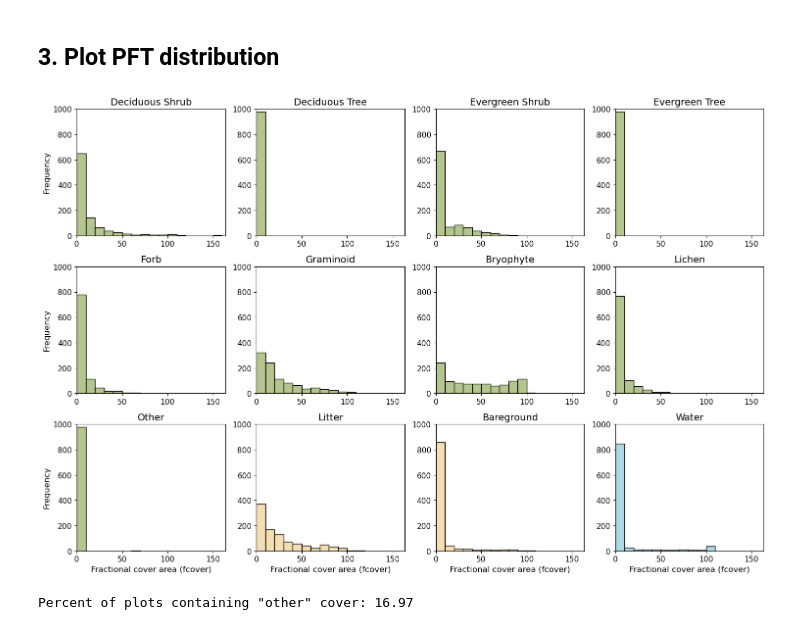
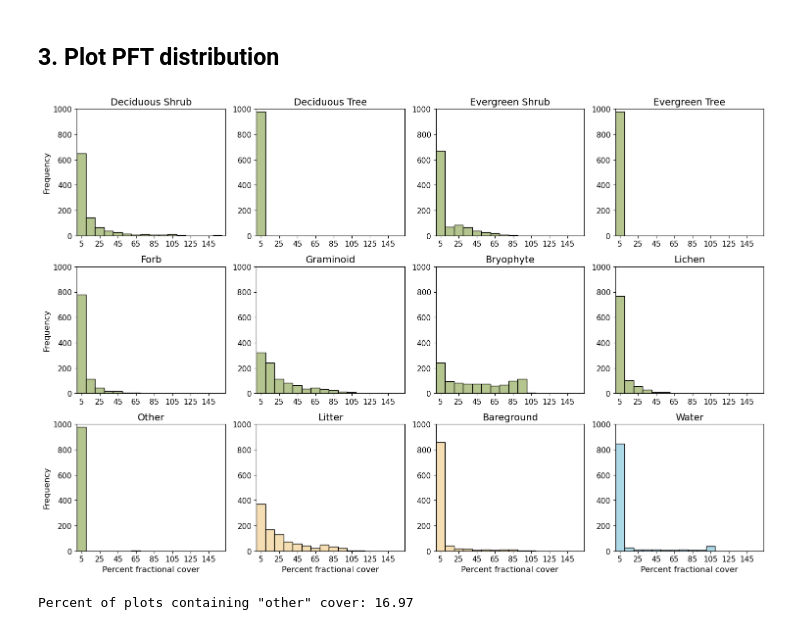
Before and after one commit to climatemodeling/alaska_pft_fcover_harmonization, a Jupyter notebook: harmonization.ipynb, the cells around one changed output. Cells and saved outputs as stored; diff of their text form; code cells hidden in the pictures.

```diff
--- a/harmonization.ipynb
+++ b/harmonization.ipynb
@@ -250,41 +251,50 @@ for i, fcover_type in enumerate(fcover_types):
     title = format_fcover_title(fcover_type)
     y_limit, color = y_axis_limits.get(title, (40, 'lightgray'))  # Default limit and color if not specified
 
-    axs[i].hist(
+    # Generate the histogram data
+    n, bins, patches = axs[i].hist(
         pft_fcover[fcover_type],
         bins=bin_edges,
         color=color,
         edgecolor='black',
         align='mid'
     )
+
+    # Calculate bin centers
+    bin_centers = 0.5 * (bins[:-1] + bins[1:])
+
+    # Set the ticks to the bin centers
+    tick_spacing = 2  # Adjust as needed
+    axs[i].set_xticks(bin_centers[::tick_spacing])
+    axs[i].set_xticklabels([f"{int(center)}" for center in bin_centers[::tick_spacing]])
     axs[i].set_title(title, fontsize=14)
     axs[i].set_xlim(x_min, x_max)
     axs[i].set_ylim(0, y_limit)
     axs[i].tick_params(axis='both', which='major', labelsize=11)
     axs[i].xaxis.set_tick_params(labelbottom=True)
 
     # Set x-axis label only for the bottom row
     if i >= (nrows - 1) * ncols:
-        axs[i].set_xlabel('Fractional cover area (fcover)', fontsize=12)
+        axs[i].set_xlabel('Percent fractional cover', fontsize=12)
 
     # Set y-axis label only for the far-left column
     if i % ncols == 0:
         axs[i].set_ylabel('Frequency', fontsize=12)
 
 # # Set y-axis limits based on the highest bin count across all subplots
 # max_y = max(ax.get_ylim()[1] for ax in axs[:num_subplots])
 # for ax in axs[:num_subplots]:
 #     ax.set_ylim(0, max_y)
 
 # Remove any empty subplots
 for j in range(num_subplots, len(axs)):
     fig.delaxes(axs[j])
 
 # Adjust layout
 plt.tight_layout()
 plt.show()
 # %% [output]
-[figure, old version]
+[figure, new version]
 # %%
 plots_w_other = len(pft_fcover_scaled[pft_fcover_scaled['other_cover'] != 0]) / len(pft_fcover_scaled)
 print('Percent of plots containing "other" cover:', round(plots_w_other * 100, 2))
```
Also changed, not shown: parts of 20 cells of this notebook.
